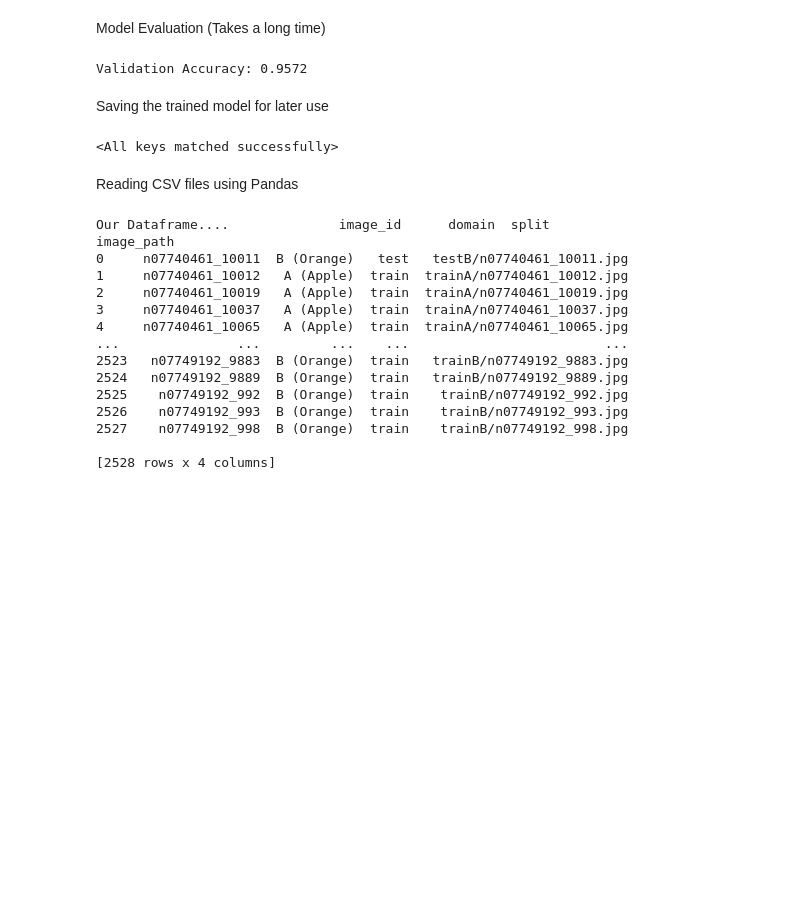
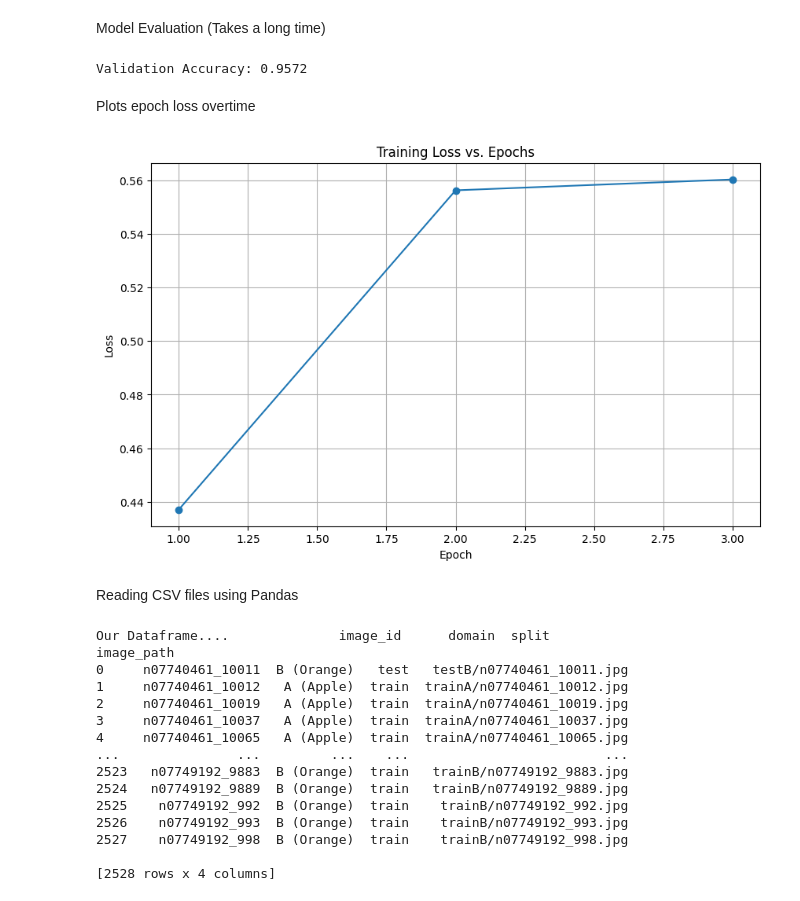
Before and after one commit to EllieCrockett/AMT5005MX, a Jupyter notebook: AppleOrangeAI.ipynb, the cells around one changed output. Saved outputs shown, nothing was run; the diff lists cells and outputs as text; code cells hidden in the pictures; blank space fills up the shorter version.

Commit message:
further upgrades to graph for loss  and cleaning up messy code
Just some cleanup and a small addition

```diff
--- a/AppleOrangeAI.ipynb
+++ b/AppleOrangeAI.ipynb
@@ -246,16 +236,22 @@ with torch.no_grad():
     print(f'Validation Accuracy: {val_accuracy:.4f}')
 # %% [output]
 Validation Accuracy: 0.9572
-# %% [markdown]
-Saving the trained model for later use
-# %%
-# Load the saved state dictionary
-state_dict = torch.load('vgg16_finetuned.pth')
-
-# Load the state dictionary into the model
-model.load_state_dict(state_dict)
-# %% [output]
-<All keys matched successfully>
+# %% [markdown]
+Plots epoch loss overtime
+# %%
+import matplotlib.pyplot as plt
+
+
+
+plt.figure(figsize=(10, 6))
+plt.plot(range(1, len(epochList) + 1), epochList, marker='o')
+plt.title('Training Loss vs. Epochs')
+plt.xlabel('Epoch')
+plt.ylabel('Loss')
+plt.grid(True)
+plt.show()
+# %% [output]
+[figure, added]
 # %% [markdown]
 Reading CSV files using Pandas
 # %%
```
Also changed, not shown: parts of 9 cells of this notebook.
